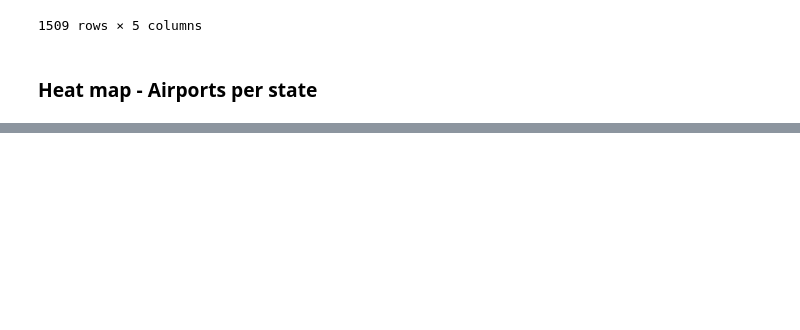
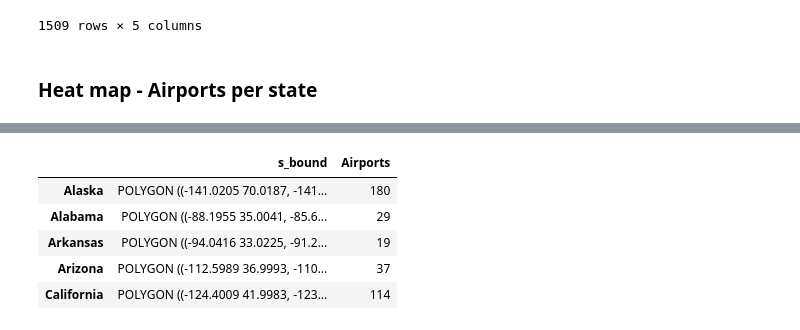
Before and after one commit to longnguyen17031999/CptS-415, a Jupyter notebook: CompleteProject.ipynb, the cells around one changed output, grey strips where cells are left out. Drawn from its saved outputs; the diff is of its cells as text; code cells hidden in the pictures; blank space fills up the shorter version.

```diff
--- a/CompleteProject.ipynb
+++ b/CompleteProject.ipynb
@@ -754,0 +777,11 @@ geopandas_df.plot(column='airport_per_state', cmap='OrRd');
+# %%
+AirportCountDF = statesDF.set_index('States').merge(AirportCounts, left_index=True, right_index=True)
+AirportCountDF.rename(columns={"States":"Airports"}, inplace=True)
+AirportCountDF.head()
+# %% [output]
+|  | s_bound | Airports |
+| Alaska | POLYGON ((-141.0205 70.0187, -141... | 180 |
+| Alabama | POLYGON ((-88.1955 35.0041, -85.6... | 29 |
+| Arkansas | POLYGON ((-94.0416 33.0225, -91.2... | 19 |
+| Arizona | POLYGON ((-112.5989 36.9993, -110... | 37 |
+| California | POLYGON ((-124.4009 41.9983, -123... | 114 |
```
Also changed, not shown: parts of 8 cells of this notebook.
